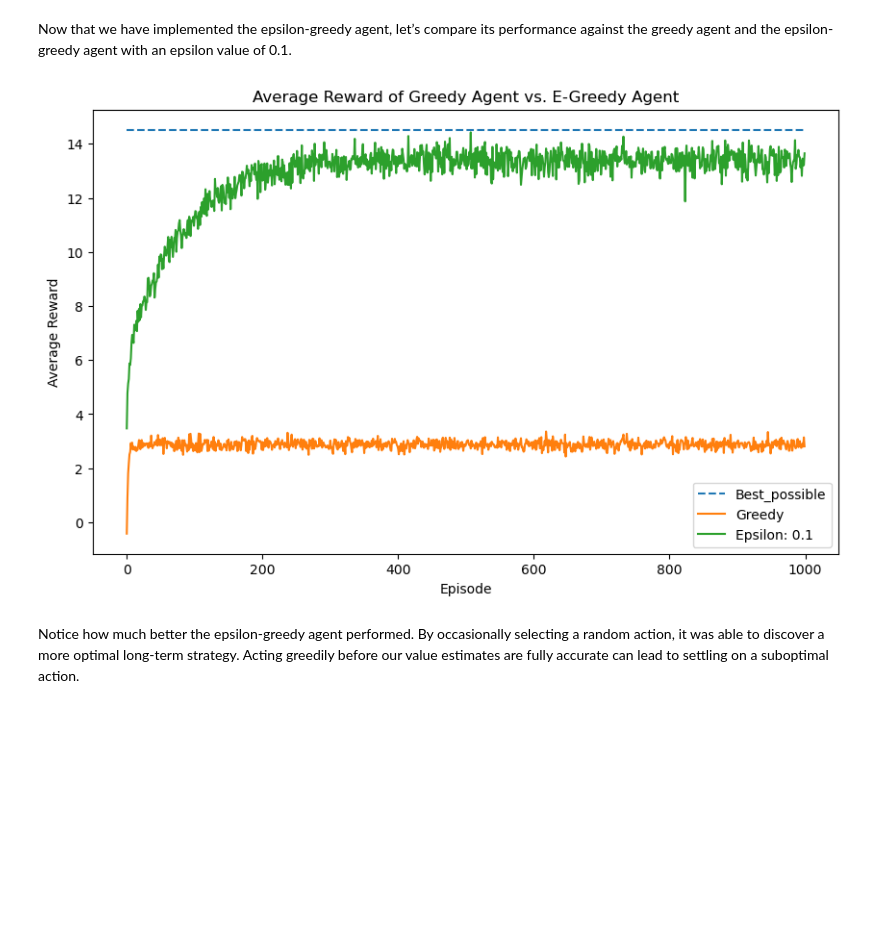
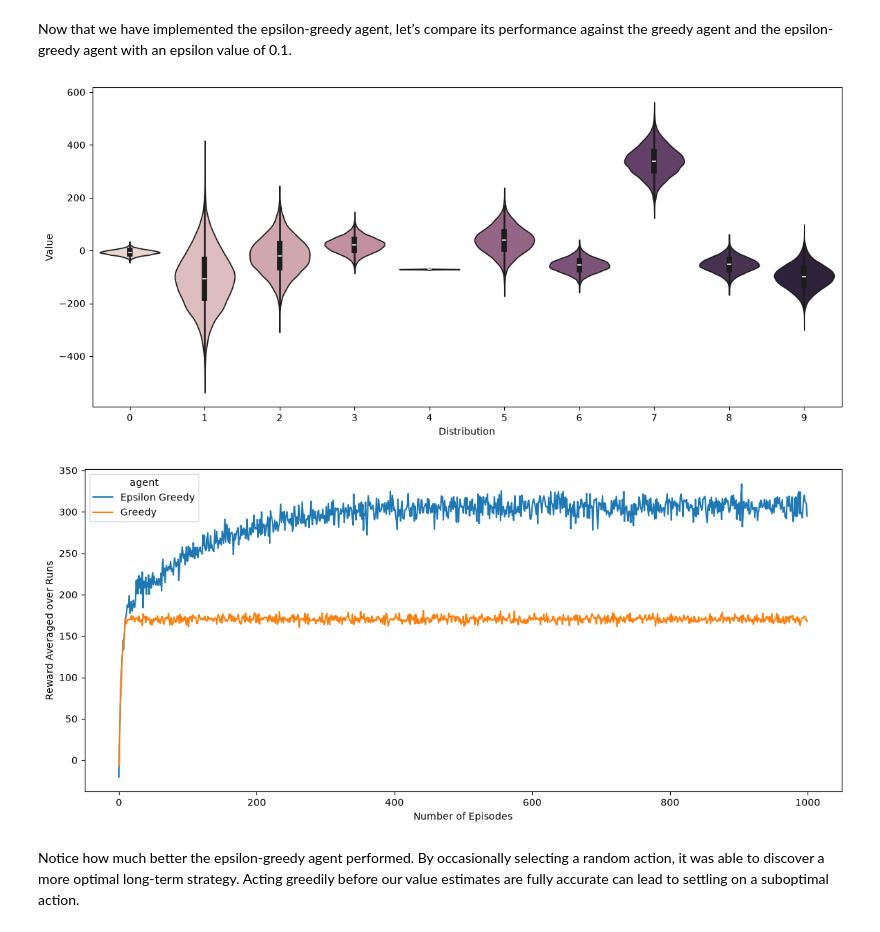
Before and after one commit to MehdiChouchane/32.RL, a Jupyter notebook: RL_Fundamental_concepts.ipynb, the cells around one changed output. Drawn from its saved outputs; the diff is of its cells as text; code cells hidden in the pictures; blank space fills up the shorter version.

```diff
--- a/RL_Fundamental_concepts.ipynb
+++ b/RL_Fundamental_concepts.ipynb
@@ -246,8 +248,9 @@ class EpsiGreedyAgent:
             - q_values (np.ndarray): An array to store the estimated value of each bandit, initialized to zeros.
             - arm_counts (np.ndarray): An array to track how many times each bandit has been selected, initialized to zeros.
         """
-
-        pass
+        self.q_values = np.zeros(num_bandits)
+        self.arm_counts = np.zeros(num_bandits)
+        self.epsilon = epsilon
 
     def act(self):
         """
@@ -262,8 +265,11 @@ class EpsiGreedyAgent:
             - If exploiting, the action with the highest estimated value is selected. In case of ties,
               the `argmax` function resolves them by selecting one randomly.
         """
+        if np.random.rand()>self.epsilon:
+            return argmax(self.q_values)
+        else:
+            return np.random.randint(len(self.q_values))
 
-        pass
 
     def learn(self, action, reward):
         """
@@ -283,7 +289,8 @@ class EpsiGreedyAgent:
                 - R is the reward received.
         """
 
-       pass
+        self.arm_counts[action] += 1
+        self.q_values[action] += (1/self.arm_counts[action])*(reward - self.q_values[action])
 # %% [markdown]
 Now that we have implemented the epsilon-greedy agent, let’s compare its performance against the greedy agent and the epsilon-greedy agent with an epsilon value of 0.1.
 # %%
@@ -297,9 +304,35 @@ def test_epsigreedy_agent(num_bandits=10, epsilon = 0.1, num_episodes=1000, num_
         num_episodes: Number of episodes to run for each run.
         num_runs: Number of independent runs to average over.
     """
-    pass
+    env = KarmedBanditEnvironment(num_bandits)
+    if draw:
+        env.plot()
+    list_plot = []
+    for i,agent_func in enumerate([GreedyAgent,EpsiGreedyAgent]):
+        agent_name = ['Greedy','Epsilon Greedy'][i]
+        for run in tqdm(range(num_runs)):
+            agent = agent_func(num_bandits)
+            for episode in range(num_episodes):
+                action = agent.act()
+                reward = env.step(action)
+                agent.learn(action,reward)
+                list_plot.append({'agent':agent_name,'run':run,'episode':episode,'reward':reward})
+        df = pd.DataFrame(list_plot)
+    df_plot = df.groupby(['agent','episode'],as_index=False)['reward'].mean()
+    if draw:
+        plt.figure(figsize=(14,6))
+        sns.lineplot(data=df_plot,
+                    x='episode',
+                    y='reward',
+                    hue='agent')
+        plt.xlabel('Number of Episodes')
+        plt.ylabel('Reward Averaged over Runs')
+    return df,df_plot
-# %% [output]
-[figure, removed]
+# %%
+df,df_plot = test_epsigreedy_agent()
+# %% [output]
+[figure, added]
+[figure, added]
 # %% [markdown]
 Notice how much better the epsilon-greedy agent performed. By occasionally selecting a random action, it was able to discover a more optimal long-term strategy. Acting greedily before our value estimates are fully accurate can lead to settling on a suboptimal action.
 # %% [markdown]
```
Also changed, not shown: parts of 12 cells of this notebook.
